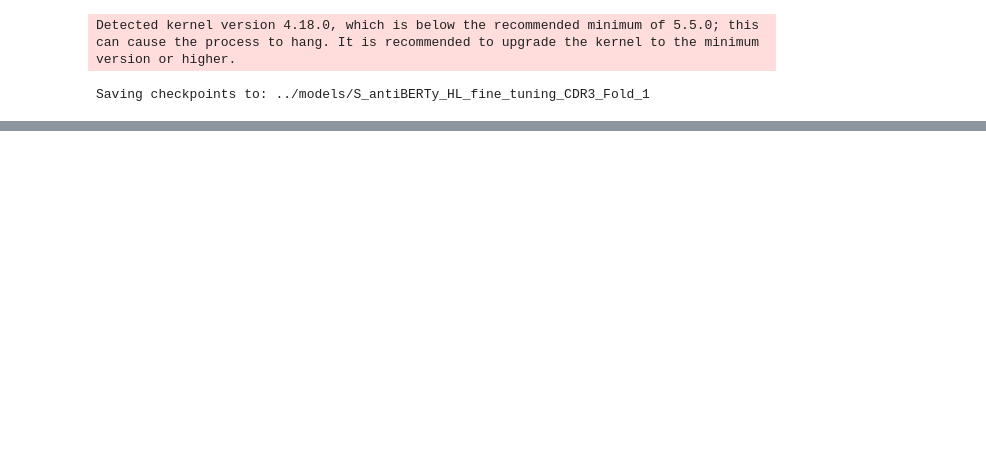
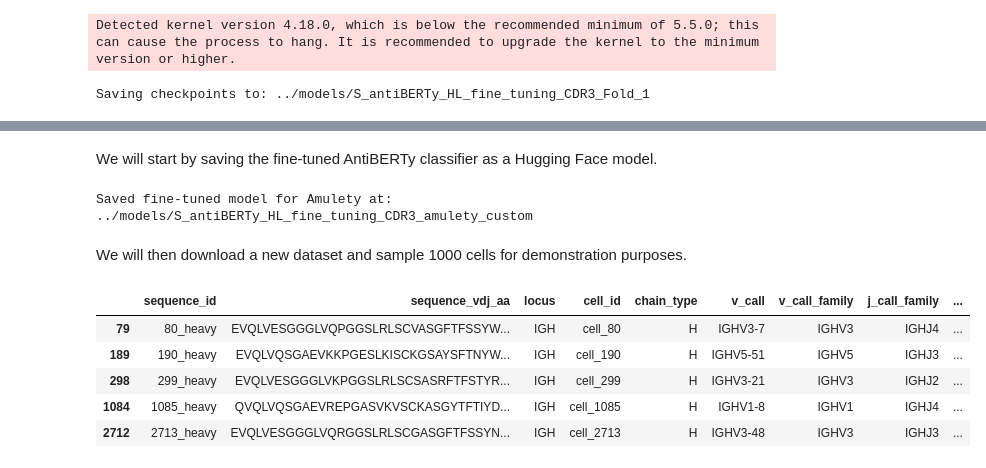
Before and after one commit to wenggyaoo/amulety, a Jupyter notebook: docs/tutorials/fine_tuning_tutorial.ipynb, the cells around one changed output, grey strips where cells are left out. Drawn from its saved outputs; the diff is of its cells as text; code cells hidden in the pictures; blank space fills up the shorter version.

```diff
--- a/docs/tutorials/fine_tuning_tutorial.ipynb
+++ b/docs/tutorials/fine_tuning_tutorial.ipynb
@@ -390,0 +401,41 @@ test_steps_per_second: 4.6800
+# %% [markdown]
+We will start by saving the fine-tuned AntiBERTy classifier as a Hugging Face model.
+# %%
+from pathlib import Path
+
+# Directory where we will save the fine-tuned model for Amulety
+CUSTOM_MODEL_PATH = Path(OUTPUT_DIR) / f"{RUN_ID}_amulety_custom"
+CUSTOM_MODEL_PATH.mkdir(parents=True, exist_ok=True)
+
+# `trainer` already holds the fine-tuned best model because we used `load_best_model_at_end=True`
+# but to be explicit, we save the current `model` and `tokenizer`.
+model.save_pretrained(CUSTOM_MODEL_PATH)
+tokenizer.save_pretrained(CUSTOM_MODEL_PATH)
+
+print("Saved fine-tuned model for Amulety at:", CUSTOM_MODEL_PATH)
+# %% [output]
+Saved fine-tuned model for Amulety at: ../models/S_antiBERTy_HL_fine_tuning_CDR3_amulety_custom
+# %% [markdown]
+We will then download a new dataset and sample 1000 cells for demonstration purposes.
+# %%
+airr_demo = pd.read_csv("https://zenodo.org/records/17186858/files/ML_bcr_airr_dataset.tsv", sep='\t')
+# cells that have at least one H and one L
+mask_both = (
+    airr_demo.groupby("cell_id")["chain_type"]
+      .agg(lambda x: set(x))
+      .pipe(lambda s: s[s.apply(lambda st: {"H", "L"}.issubset(st))])
+)
+cells_with_both = mask_both.index
+
+# sample up to 1000 such cells (no replacement)
+n_cells = min(1000, len(cells_with_both))
+sampled_cells = np.random.choice(cells_with_both, size=n_cells, replace=False)
+df_sampled = airr_demo[airr_demo["cell_id"].isin(sampled_cells)].copy()
+df_sampled.head()
+# %% [output]
+|  | sequence_id | sequence_vdj_aa | locus | cell_id | chain_type | v_call | v_call_family | j_call_family | ... |
+| 79 | 80_heavy | EVQLVESGGGLVQPGGSLRLSCVASGFTFSSYW... | IGH | cell_80 | H | IGHV3-7 | IGHV3 | IGHJ4 | ... |
+| 189 | 190_heavy | EVQLVQSGAEVKKPGESLKISCKGSAYSFTNYW... | IGH | cell_190 | H | IGHV5-51 | IGHV5 | IGHJ3 | ... |
+| 298 | 299_heavy | EVQLVESGGGLVKPGGSLRLSCSASRFTFSTYR... | IGH | cell_299 | H | IGHV3-21 | IGHV3 | IGHJ2 | ... |
+| 1084 | 1085_heavy | QVQLVQSGAEVREPGASVKVSCKASGYTFTIYD... | IGH | cell_1085 | H | IGHV1-8 | IGHV1 | IGHJ4 | ... |
+| 2712 | 2713_heavy | EVQLVESGGGLVQRGGSLRLSCGASGFTFSSYN... | IGH | cell_2713 | H | IGHV3-48 | IGHV3 | IGHJ3 | ... |
```
Also changed, not shown: parts of 18 cells of this notebook.
